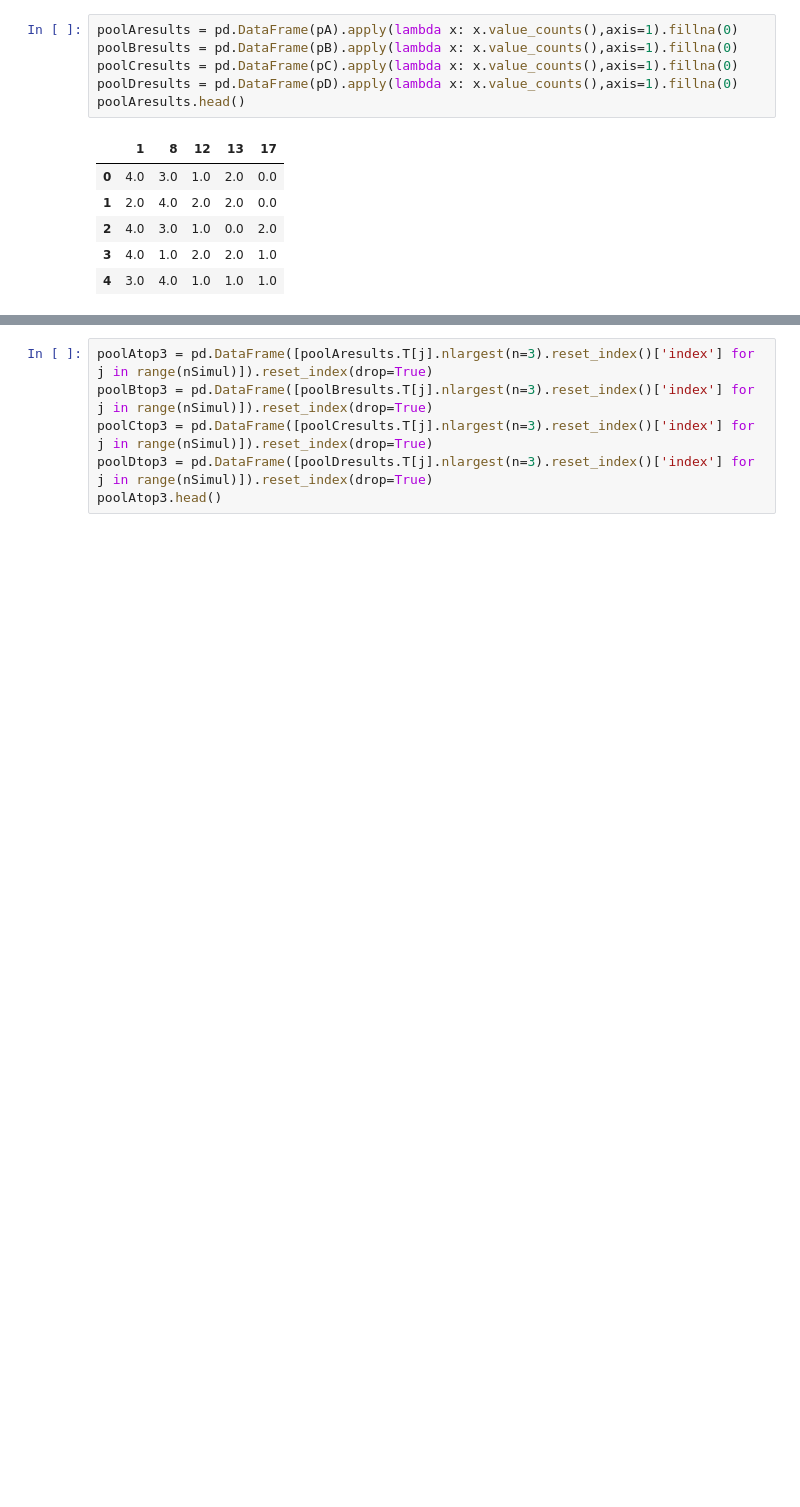
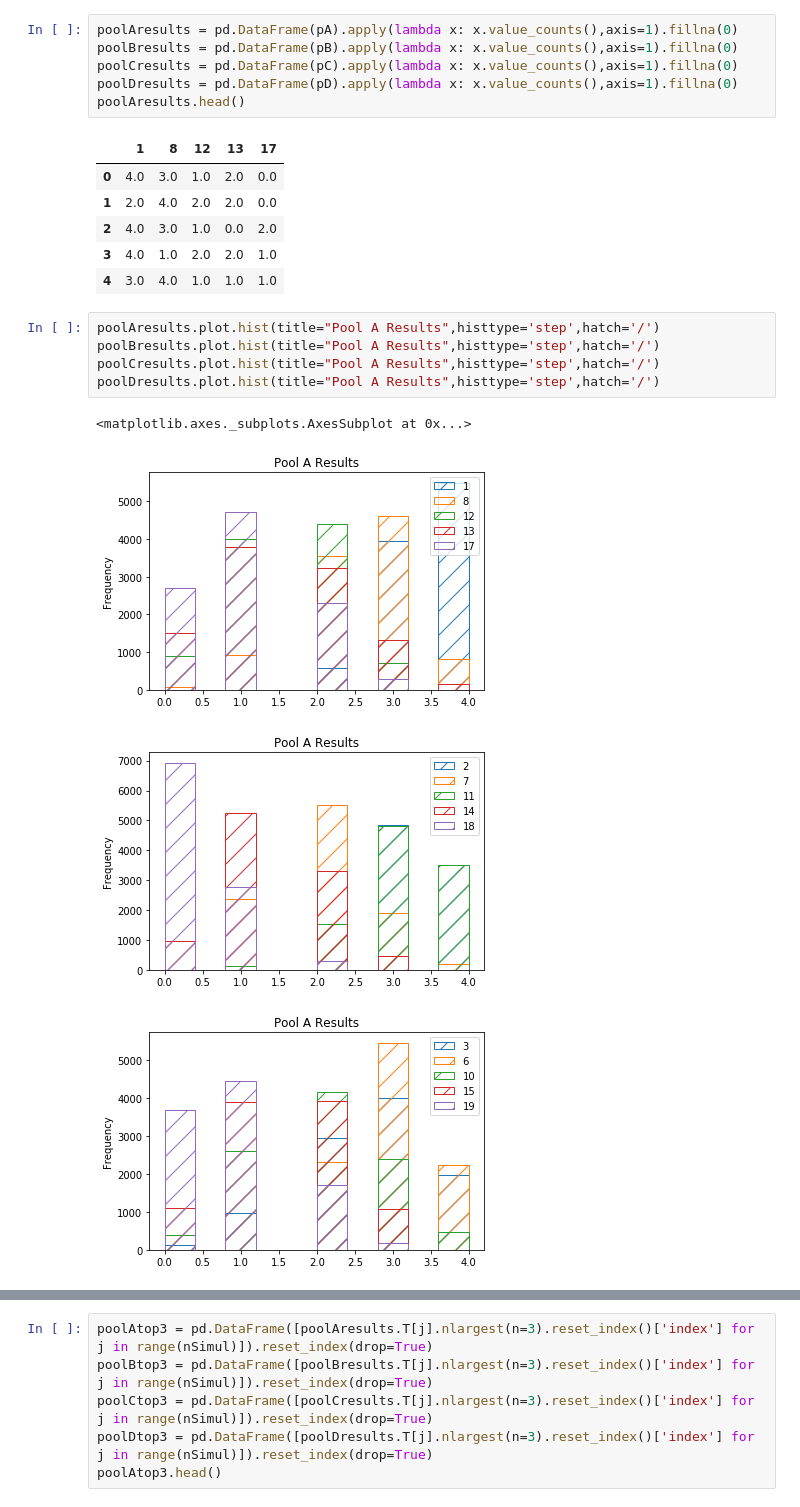
Before and after one commit to peterdobbs77/statistical_simulation, a Jupyter notebook: USAU_Nationals_DataPrep.ipynb, the cells around one changed output, grey strips where cells are left out. Saved outputs shown, nothing was run; the diff lists cells and outputs as text; blank space fills up the shorter version.

```diff
--- a/USAU_Nationals_DataPrep.ipynb
+++ b/USAU_Nationals_DataPrep.ipynb
@@ -133,3 +133,13 @@ poolAresults.head()
 | 2 | 4.0 | 3.0 | 1.0 | 0.0 | 2.0 |
 | 3 | 4.0 | 1.0 | 2.0 | 2.0 | 1.0 |
 | 4 | 3.0 | 4.0 | 1.0 | 1.0 | 1.0 |
+# %%
+poolAresults.plot.hist(title="Pool A Results",histtype='step',hatch='/')
+poolBresults.plot.hist(title="Pool A Results",histtype='step',hatch='/')
+poolCresults.plot.hist(title="Pool A Results",histtype='step',hatch='/')
+poolDresults.plot.hist(title="Pool A Results",histtype='step',hatch='/')
+# %% [output]
+<matplotlib.axes._subplots.AxesSubplot at 0x...>
+[figure, added]
+[figure, added]
+[figure, added]
```
Also changed, not shown: parts of 3 cells of this notebook.
